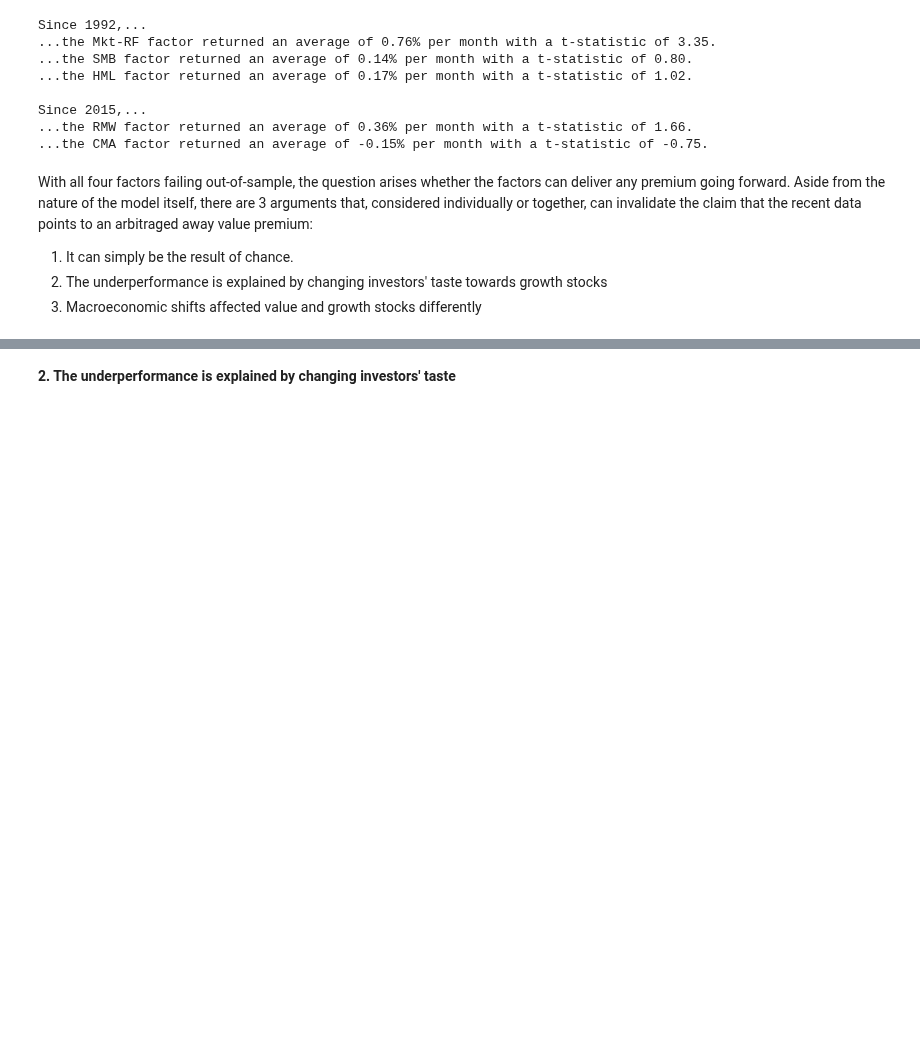
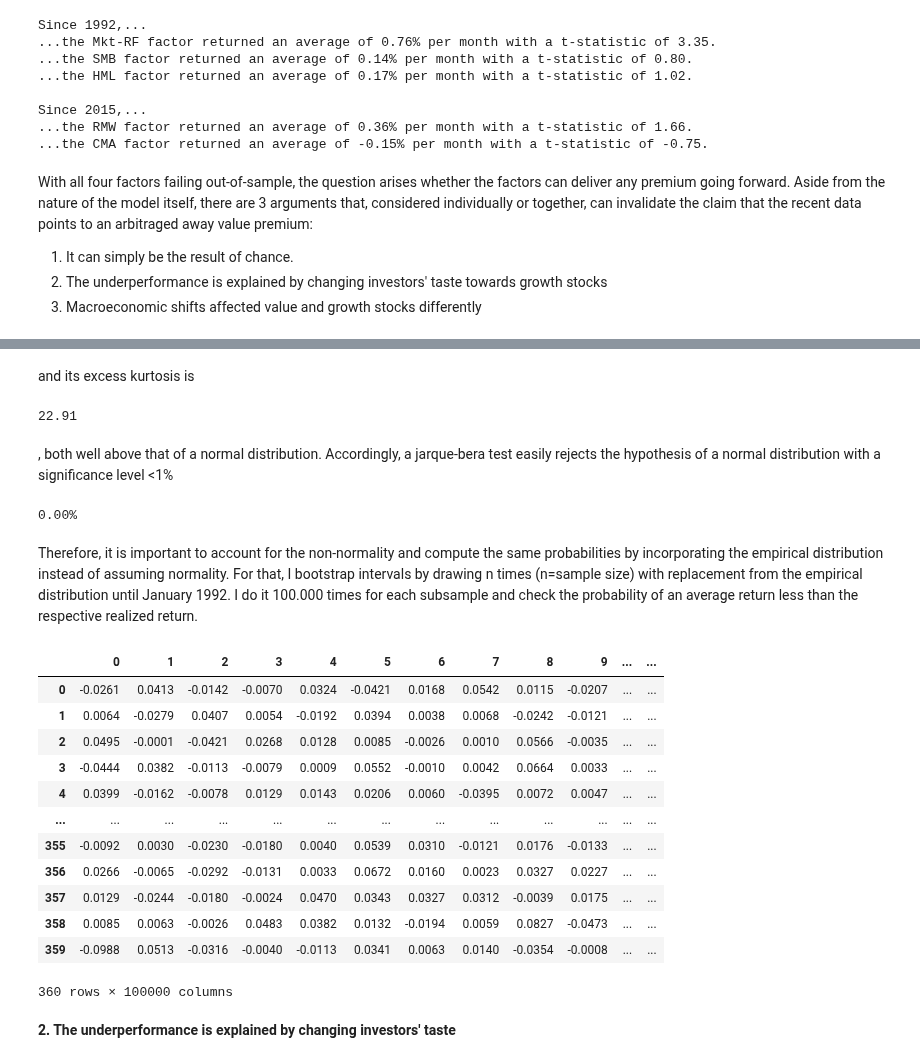
Before and after one commit to jonasniemeyer/investing-ideas, a Jupyter notebook: analyzing_the_value_premium.ipynb, the cells around one changed output, grey strips where cells are left out. Cells and saved outputs as stored; diff of their text form; code cells hidden in the pictures; blank space fills up the shorter version.

Commit message:
adding gaussian probabilities

```diff
--- a/analyzing_the_value_premium.ipynb
+++ b/analyzing_the_value_premium.ipynb
@@ -171,3 +223,38 @@ Put together, the mere observation of the poor post-publication performance coul
+# %% [markdown]
+and its excess kurtosis is
+# %%
+np.round(prior_kurt, 2)
+# %% [output]
+22.91
+# %% [markdown]
+, both well above that of a normal distribution. Accordingly, a jarque-bera test easily rejects the hypothesis of a normal distribution with a significance level <1%
+# %%
+print(f"{jb:.2%}")
+# %% [output]
+0.00%
+# %% [markdown]
+Therefore, it is important to account for the non-normality and compute the same probabilities by incorporating the empirical distribution instead of assuming normality. For that, I bootstrap intervals by drawing n times (n=sample size) with replacement from the empirical distribution until January 1992. I do it 100.000 times for each subsample and check the probability of an average return less than the respective realized return.
+# %%
+series = {}
+sample_size = df.loc["1992-01-01":, "HML"].count()
+for i in range(100_000):
+    series[i] = pd.Series(np.random.choice(df.loc[:f"1992-01-01", "HML"], sample_size))
+bootstrapped_df = pd.DataFrame(series)
+bootstrapped_df
+# %% [output]
+|  | 0 | 1 | 2 | 3 | 4 | 5 | 6 | 7 | 8 | 9 | ... | ... |
+| 0 | -0.0261 | 0.0413 | -0.0142 | -0.0070 | 0.0324 | -0.0421 | 0.0168 | 0.0542 | 0.0115 | -0.0207 | ... | ... |
+| 1 | 0.0064 | -0.0279 | 0.0407 | 0.0054 | -0.0192 | 0.0394 | 0.0038 | 0.0068 | -0.0242 | -0.0121 | ... | ... |
+| 2 | 0.0495 | -0.0001 | -0.0421 | 0.0268 | 0.0128 | 0.0085 | -0.0026 | 0.0010 | 0.0566 | -0.0035 | ... | ... |
+| 3 | -0.0444 | 0.0382 | -0.0113 | -0.0079 | 0.0009 | 0.0552 | -0.0010 | 0.0042 | 0.0664 | 0.0033 | ... | ... |
+| 4 | 0.0399 | -0.0162 | -0.0078 | 0.0129 | 0.0143 | 0.0206 | 0.0060 | -0.0395 | 0.0072 | 0.0047 | ... | ... |
+| ... | ... | ... | ... | ... | ... | ... | ... | ... | ... | ... | ... | ... |
+| 355 | -0.0092 | 0.0030 | -0.0230 | -0.0180 | 0.0040 | 0.0539 | 0.0310 | -0.0121 | 0.0176 | -0.0133 | ... | ... |
+| 356 | 0.0266 | -0.0065 | -0.0292 | -0.0131 | 0.0033 | 0.0672 | 0.0160 | 0.0023 | 0.0327 | 0.0227 | ... | ... |
+| 357 | 0.0129 | -0.0244 | -0.0180 | -0.0024 | 0.0470 | 0.0343 | 0.0327 | 0.0312 | -0.0039 | 0.0175 | ... | ... |
+| 358 | 0.0085 | 0.0063 | -0.0026 | 0.0483 | 0.0382 | 0.0132 | -0.0194 | 0.0059 | 0.0827 | -0.0473 | ... | ... |
+| 359 | -0.0988 | 0.0513 | -0.0316 | -0.0040 | -0.0113 | 0.0341 | 0.0063 | 0.0140 | -0.0354 | -0.0008 | ... | ... |
+360 rows × 100000 columns
 # %% [markdown]
 **2. The underperformance is explained by changing investors' taste**
 <br>
```
Also changed, not shown: parts of 23 cells of this notebook.
